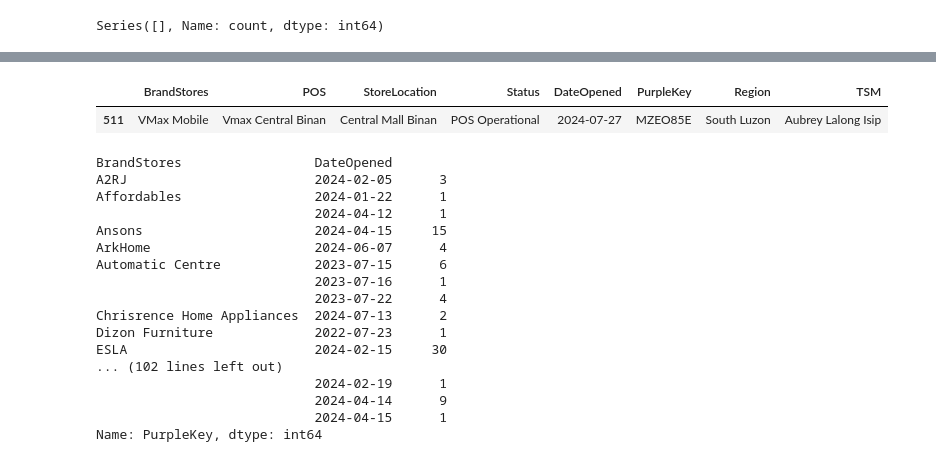
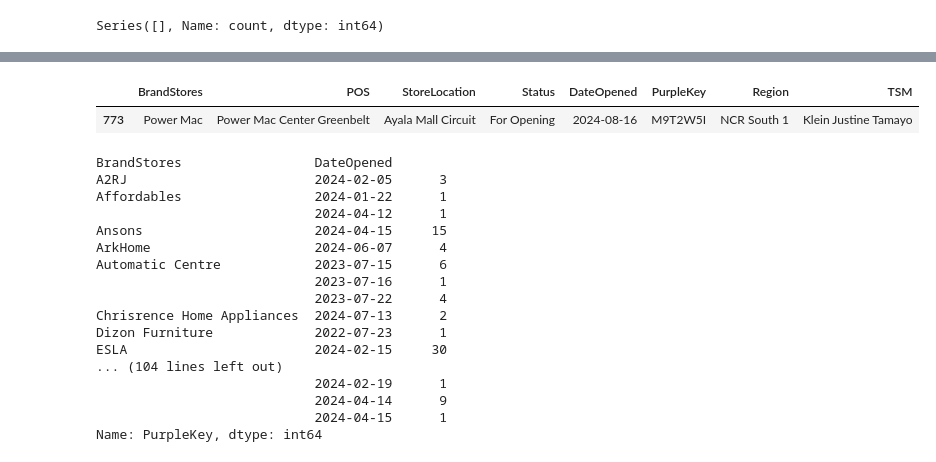
Before and after one commit to dchakroborti-tonik/POS_Addition, a Jupyter notebook: Notebook/Pos_mapping_new.ipynb, the cells around one changed output, grey strips where cells are left out. Saved outputs shown, nothing was run; the diff lists cells and outputs as text; code cells hidden in the pictures.

```diff
--- a/Notebook/Pos_mapping_new.ipynb
+++ b/Notebook/Pos_mapping_new.ipynb
@@ -24,6 +24,6 @@ client = bigquery.Client(project='prj-prod-dataplatform')
 # Set options or configurations as needed
 # Example: pd.set_option('display.max_columns', None)
 # %%
-df = pd.read_csv(r"C:\Users\DwaipayanChakroborti\OneDrive - Tonik Financial Pte Ltd\MyStuff\SIL Sales\Shin Nebria\POS_Addition\Data\pos_add_20240802.csv")
+df = pd.read_csv(r"C:\Users\DwaipayanChakroborti\OneDrive - Tonik Financial Pte Ltd\MyStuff\SIL Sales\Shin Nebria\POS_Addition\Data\pos_add_20240816.csv")
 df.shape
 # %% [output]
@@ -429,8 +439,8 @@ df.sort_values('DateOpened', ascending=False)
 # %%
-df[df['PurpleKey'] =='MZEO85E']
+df[df['PurpleKey'] =='M9T2W5I']
 # %% [output]
 |  | BrandStores | POS | StoreLocation | Status | DateOpened | PurpleKey | Region | TSM |
-| 511 | VMax Mobile | Vmax Central Binan | Central Mall Binan | POS Operational | 2024-07-27 | MZEO85E | South Luzon | Aubrey Lalong Isip |
+| 773 | Power Mac | Power Mac Center Greenbelt | Ayala Mall Circuit | For Opening | 2024-08-16 | M9T2W5I | NCR South 1 | Klein Justine Tamayo |
 # %%
 df.groupby(['BrandStores', 'DateOpened'])['PurpleKey'].nunique()
 # %% [output]
@@ -446,7 +456,7 @@ Automatic Centre            2023-07-15      6
 Chrisrence Home Appliances  2024-07-13      2
 Dizon Furniture             2022-07-23      1
 ESLA                        2024-02-15     30
-... (102 lines left out)
+... (104 lines left out)
                             2024-02-19      1
                             2024-04-14      9
                             2024-04-15      1
```
Also changed, not shown: parts of 33 cells of this notebook, 2 other files.
